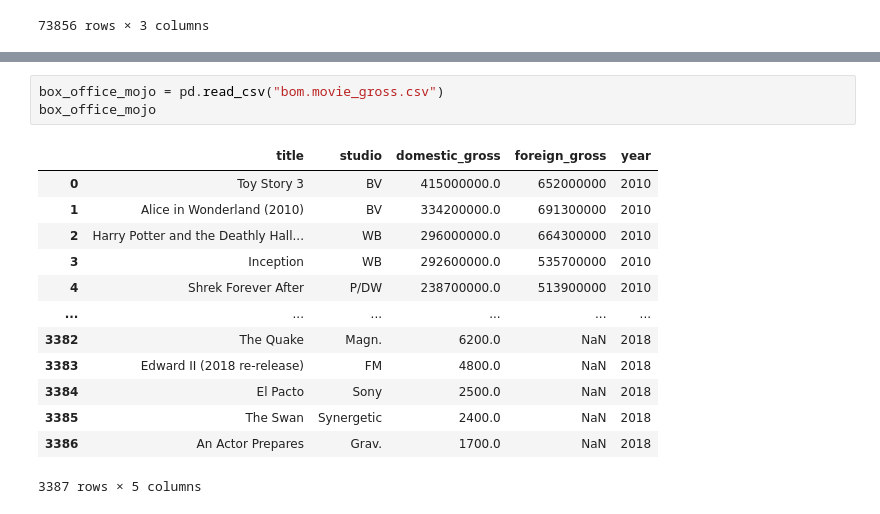
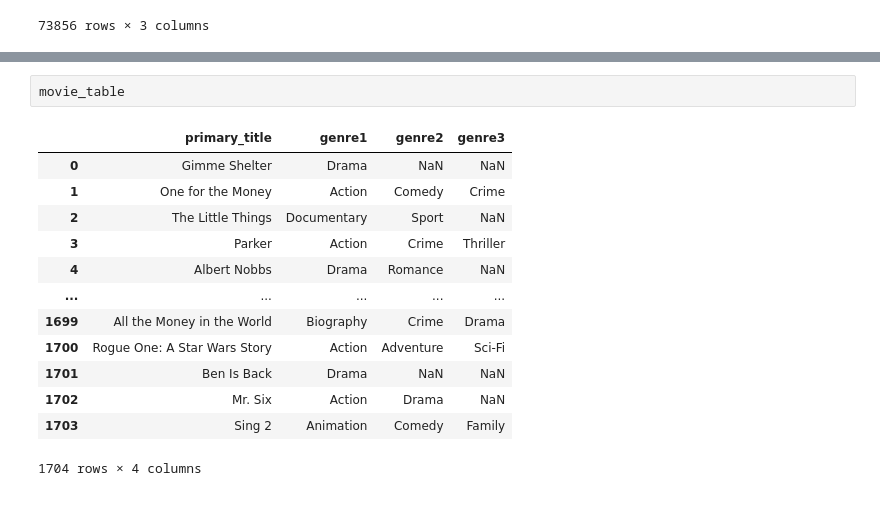
Before and after one commit to kurdiakaran863/dsc-phase-1-project-v2-4, a Jupyter notebook: Data Cleaning 1.ipynb, the cells around one changed output, grey strips where cells are left out. Cells and saved outputs as stored; diff of their text form.

```diff
--- a/Data Cleaning 1.ipynb
+++ b/Data Cleaning 1.ipynb
@@ -252,17 +203,16 @@ the_number
-# %%
-box_office_mojo = pd.read_csv("bom.movie_gross.csv")
-box_office_mojo
-# %% [output]
-|  | title | studio | domestic_gross | foreign_gross | year |
-| 0 | Toy Story 3 | BV | 415000000.0 | 652000000 | 2010 |
-| 1 | Alice in Wonderland (2010) | BV | 334200000.0 | 691300000 | 2010 |
-| 2 | Harry Potter and the Deathly Hall... | WB | 296000000.0 | 664300000 | 2010 |
-| 3 | Inception | WB | 292600000.0 | 535700000 | 2010 |
-| 4 | Shrek Forever After | P/DW | 238700000.0 | 513900000 | 2010 |
-| ... | ... | ... | ... | ... | ... |
-| 3382 | The Quake | Magn. | 6200.0 | NaN | 2018 |
-| 3383 | Edward II (2018 re-release) | FM | 4800.0 | NaN | 2018 |
-| 3384 | El Pacto | Sony | 2500.0 | NaN | 2018 |
-| 3385 | The Swan | Synergetic | 2400.0 | NaN | 2018 |
-| 3386 | An Actor Prepares | Grav. | 1700.0 | NaN | 2018 |
-3387 rows × 5 columns
+# %%
+movie_table
+# %% [output]
+|  | primary_title | genre1 | genre2 | genre3 |
+| 0 | Gimme Shelter | Drama | NaN | NaN |
+| 1 | One for the Money | Action | Comedy | Crime |
+| 2 | The Little Things | Documentary | Sport | NaN |
+| 3 | Parker | Action | Crime | Thriller |
+| 4 | Albert Nobbs | Drama | Romance | NaN |
+| ... | ... | ... | ... | ... |
+| 1699 | All the Money in the World | Biography | Crime | Drama |
+| 1700 | Rogue One: A Star Wars Story | Action | Adventure | Sci-Fi |
+| 1701 | Ben Is Back | Drama | NaN | NaN |
+| 1702 | Mr. Six | Action | Drama | NaN |
+| 1703 | Sing 2 | Animation | Comedy | Family |
+1704 rows × 4 columns
```
Also changed, not shown: parts of 21 cells of this notebook, 9 other files.
